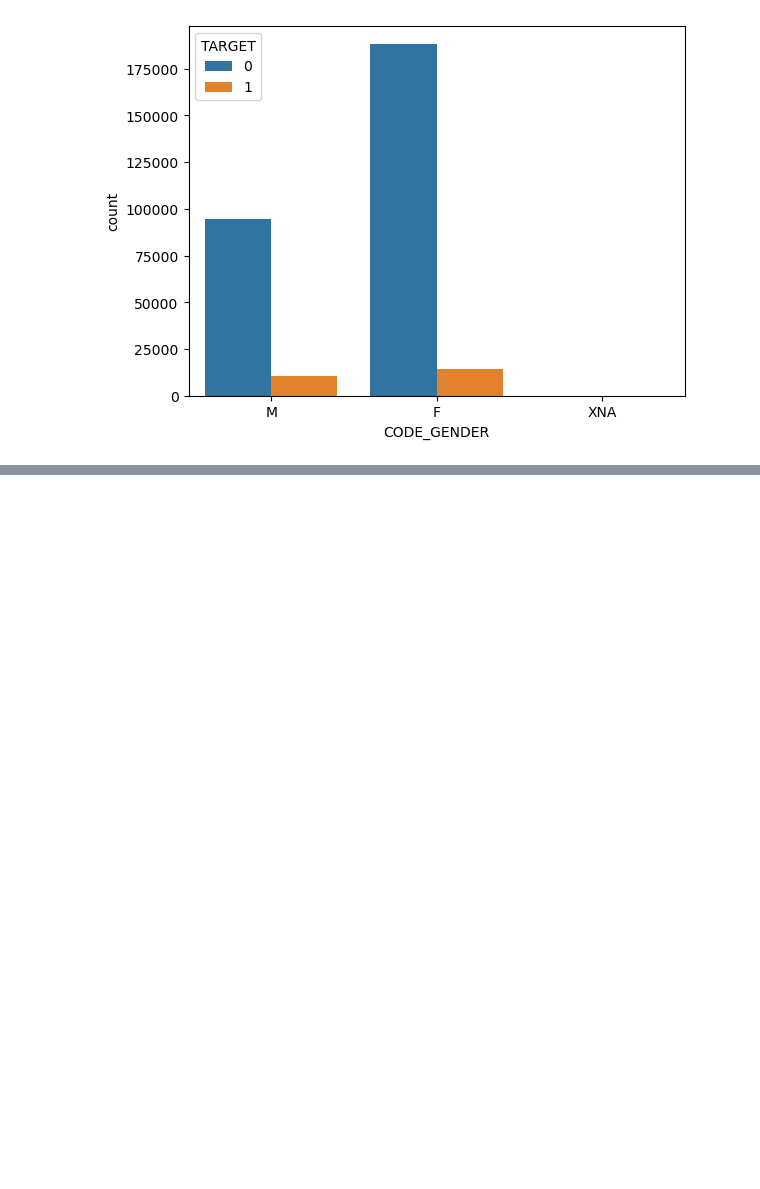
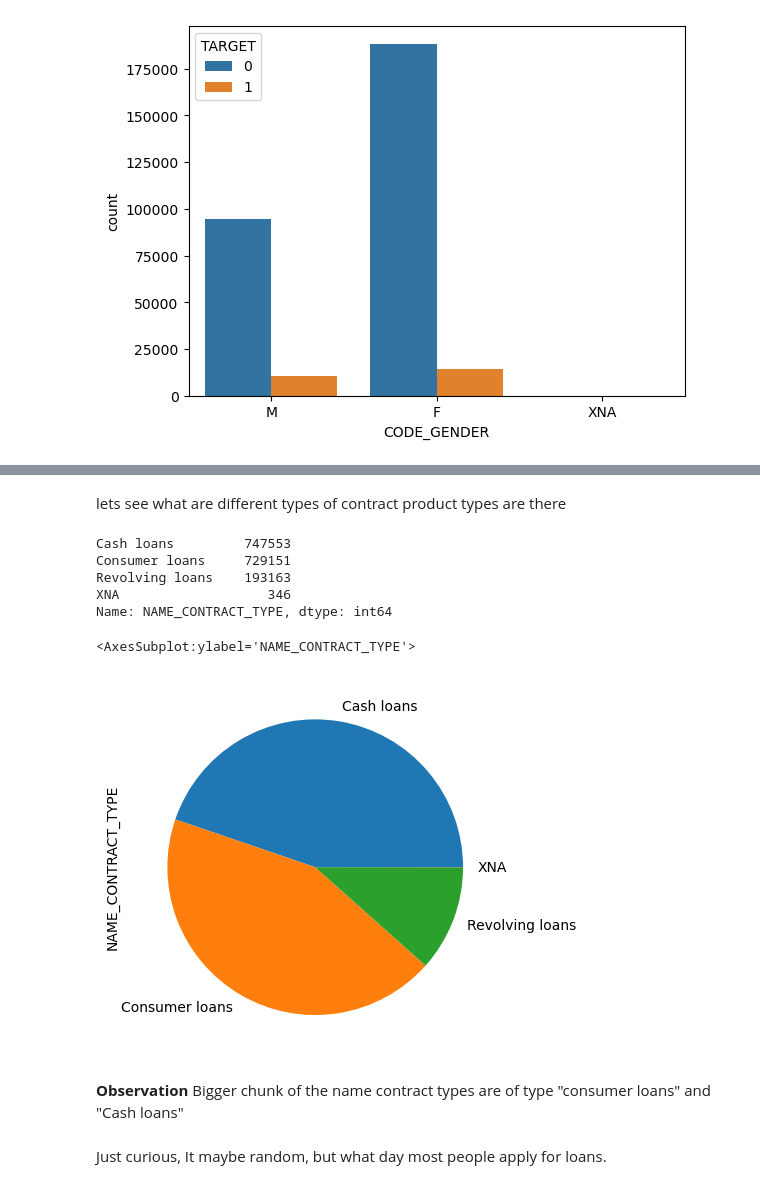
Before and after one commit to vinaychutake/bank_loan_risk_analysis, a Jupyter notebook: credit_eda_assignment_vinay_chutake.ipynb, the cells around one changed output, grey strips where cells are left out. Drawn from its saved outputs; the diff is of its cells as text; code cells hidden in the pictures; blank space fills up the shorter version.

```diff
--- a/credit_eda_assignment.ipynb
+++ b/credit_eda_assignment_vinay_chutake.ipynb
@@ -1382,0 +1439,19 @@ dtype: float64
+# %% [markdown]
+lets see what are different types of contract product types are there
+# %%
+prev_df.NAME_CONTRACT_TYPE.value_counts()
+# %% [output]
+Cash loans         747553
+Consumer loans     729151
+Revolving loans    193163
+XNA                   346
+Name: NAME_CONTRACT_TYPE, dtype: int64
+# %%
+prev_df.NAME_CONTRACT_TYPE.value_counts(normalize=True).plot.pie()
+# %% [output]
+<AxesSubplot:ylabel='NAME_CONTRACT_TYPE'>
+[figure, added]
+# %% [markdown]
+<b>Observation</b> Bigger chunk of the name contract types are of type "consumer loans" and "Cash loans"
+# %% [markdown]
+Just curious, It maybe random, but what day most people apply for loans.
```
Also changed, not shown: parts of 263 cells of this notebook.
